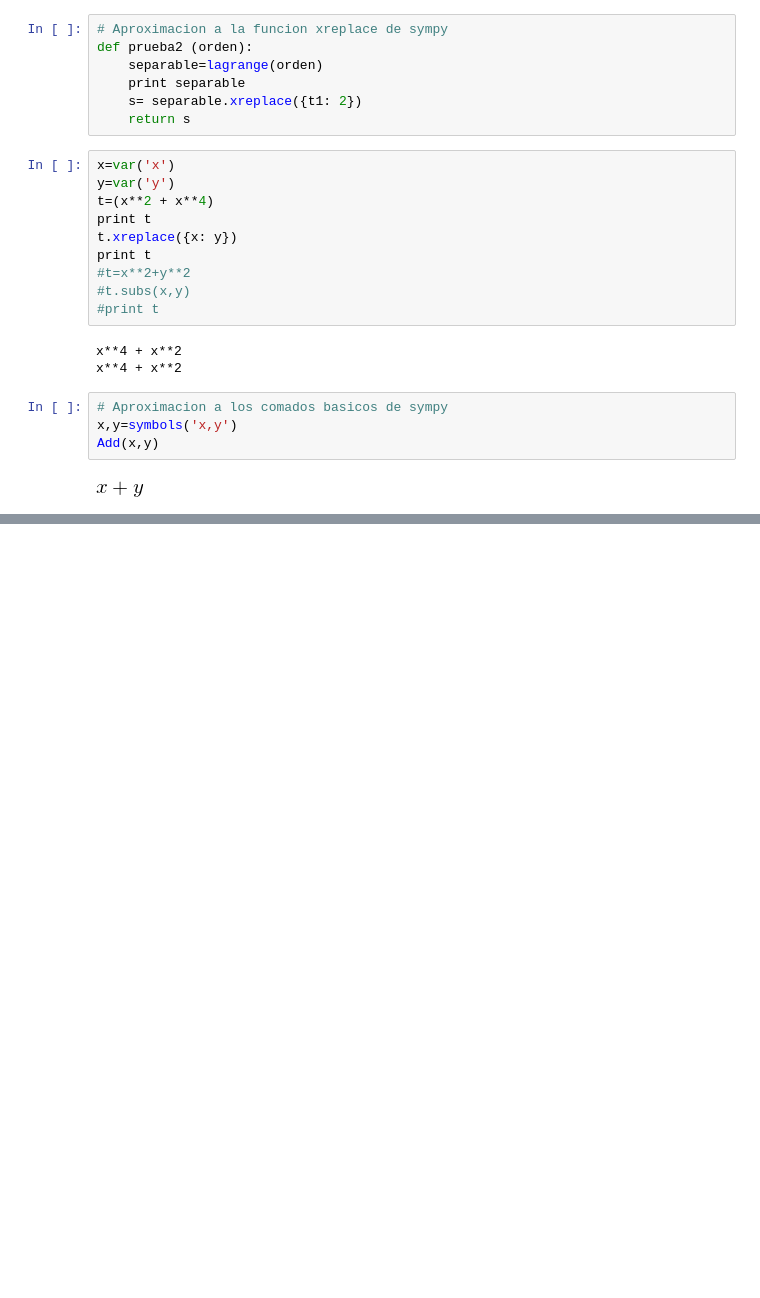
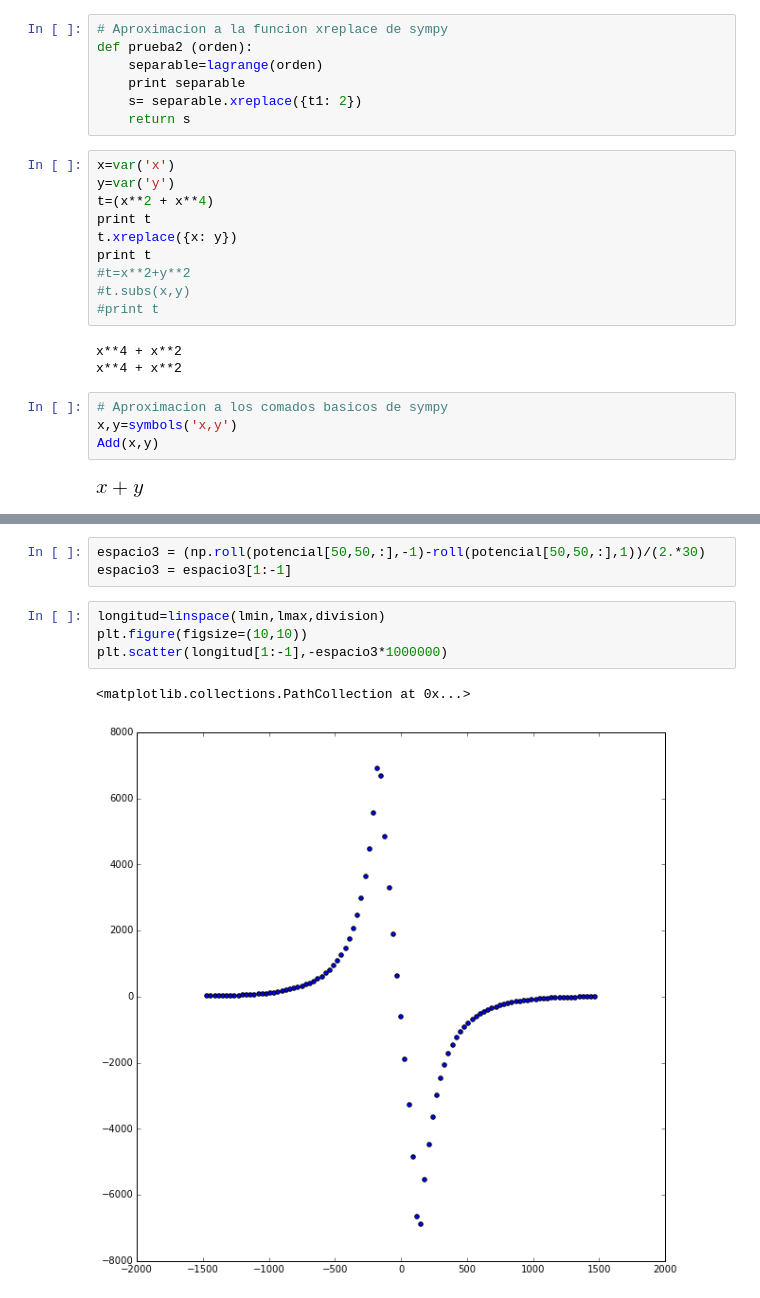
Before and after one commit to ArturoVelasquez/MC, a Jupyter notebook: HW6/Tarea_6.ipynb, the cells around one changed output, grey strips where cells are left out. Cells and saved outputs as stored; diff of their text form; blank space fills up the shorter version.

```diff
--- a/HW6/Tarea_6.ipynb
+++ b/HW6/Tarea_6.ipynb
@@ -188,0 +286,10 @@ Add(x,y)
+# %%
+espacio3 = (np.roll(potencial[50,50,:],-1)-roll(potencial[50,50,:],1))/(2.*30)
+espacio3 = espacio3[1:-1]
+# %%
+longitud=linspace(lmin,lmax,division)
+plt.figure(figsize=(10,10))
+plt.scatter(longitud[1:-1],-espacio3*1000000)
+# %% [output]
+<matplotlib.collections.PathCollection at 0x...>
+[figure, added]
```
Also changed, not shown: parts of 6 cells of this notebook.
